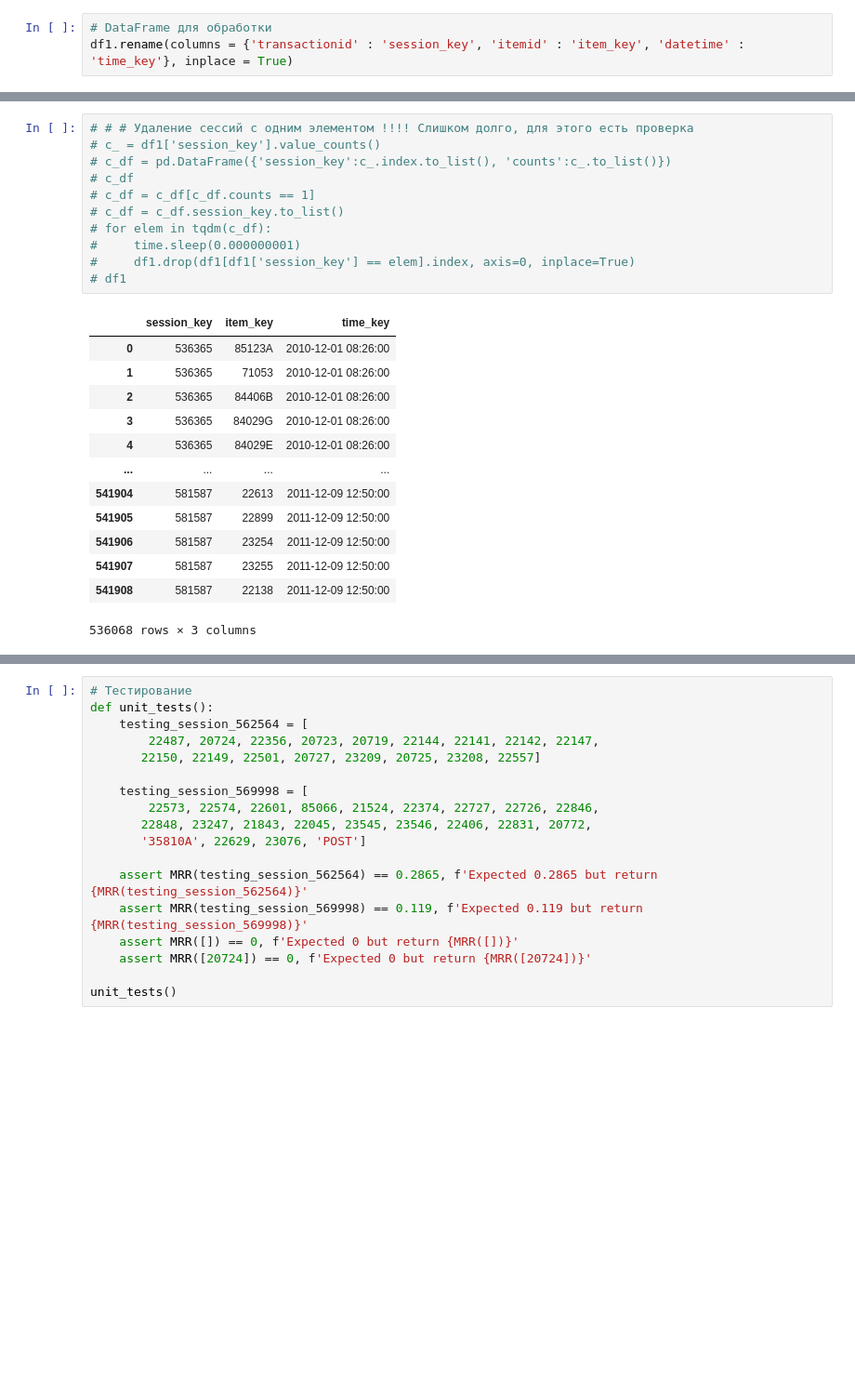
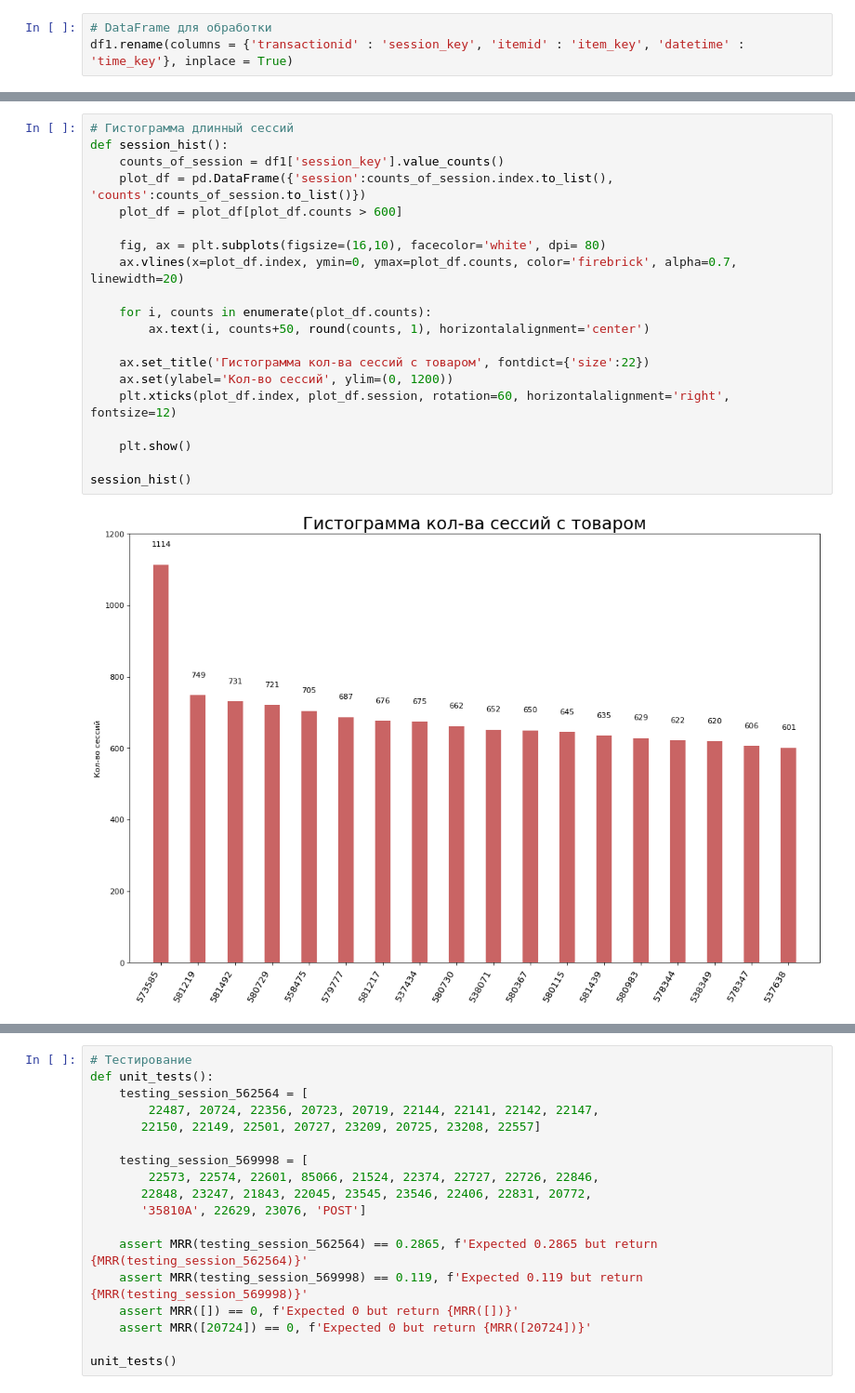
Before and after one commit to SergKornev/SBRS, a Jupyter notebook: notebooks/ModApriopri.ipynb, the cells around one changed output, grey strips where cells are left out. Shown at 93% size. Cells and saved outputs as stored; diff of their text form; blank space fills up the shorter version.

```diff
--- a/notebooks/new_way.ipynb
+++ b/notebooks/ModApriopri.ipynb
@@ -45,29 +50,26 @@ session_hist()
 # %% [output]
 [figure]
 # %%
-# # # Удаление сессий с одним элементом !!!! Слишком долго, для этого есть проверка
-# c_ = df1['session_key'].value_counts()
-# c_df = pd.DataFrame({'session_key':c_.index.to_list(), 'counts':c_.to_list()})
-# c_df
-# c_df = c_df[c_df.counts == 1]
-# c_df = c_df.session_key.to_list()
-# for elem in tqdm(c_df):
-#     time.sleep(0.000000001)
-#     df1.drop(df1[df1['session_key'] == elem].index, axis=0, inplace=True)
-# df1
+# Гистограмма длинный сессий
+def session_hist():
+    counts_of_session = df1['session_key'].value_counts()
+    plot_df = pd.DataFrame({'session':counts_of_session.index.to_list(), 'counts':counts_of_session.to_list()})
+    plot_df = plot_df[plot_df.counts > 600]
+
+    fig, ax = plt.subplots(figsize=(16,10), facecolor='white', dpi= 80)
+    ax.vlines(x=plot_df.index, ymin=0, ymax=plot_df.counts, color='firebrick', alpha=0.7, linewidth=20)
+
+    for i, counts in enumerate(plot_df.counts):
+        ax.text(i, counts+50, round(counts, 1), horizontalalignment='center')
+
+    ax.set_title('Гистограмма кол-ва сессий с товаром', fontdict={'size':22})
+    ax.set(ylabel='Кол-во сессий', ylim=(0, 1200))
+    plt.xticks(plot_df.index, plot_df.session, rotation=60, horizontalalignment='right', fontsize=12)
+
+    plt.show()
+
+session_hist()
 # %% [output]
-|  | session_key | item_key | time_key |
-| 0 | 536365 | 85123A | 2010-12-01 08:26:00 |
-| 1 | 536365 | 71053 | 2010-12-01 08:26:00 |
-| 2 | 536365 | 84406B | 2010-12-01 08:26:00 |
-| 3 | 536365 | 84029G | 2010-12-01 08:26:00 |
-| 4 | 536365 | 84029E | 2010-12-01 08:26:00 |
-| ... | ... | ... | ... |
-| 541904 | 581587 | 22613 | 2011-12-09 12:50:00 |
-| 541905 | 581587 | 22899 | 2011-12-09 12:50:00 |
-| 541906 | 581587 | 23254 | 2011-12-09 12:50:00 |
-| 541907 | 581587 | 23255 | 2011-12-09 12:50:00 |
-| 541908 | 581587 | 22138 | 2011-12-09 12:50:00 |
-536068 rows × 3 columns
+[figure, added]
 # %%
 df1
```
Also changed, not shown: parts of 10 cells of this notebook.
